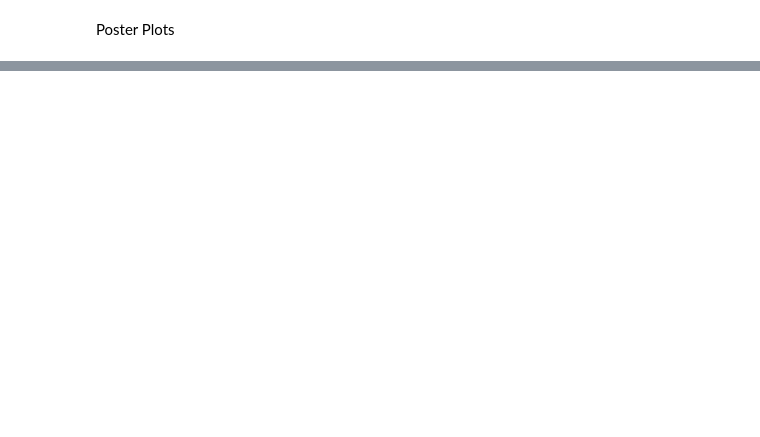
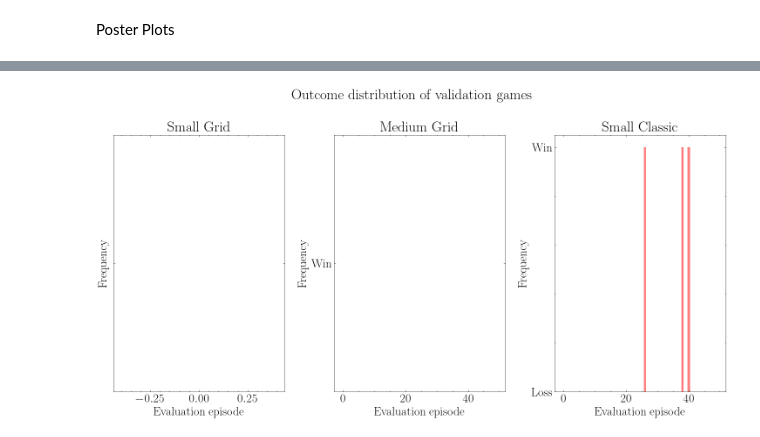
Before and after one commit to LinusKullmyr/Pacman, a Jupyter notebook: Visualize_Logging.ipynb, the cells around one changed output, grey strips where cells are left out. Drawn from its saved outputs; the diff is of its cells as text; code cells hidden in the pictures; blank space fills up the shorter version.

```diff
--- a/Visualize_Logging.ipynb
+++ b/Visualize_Logging.ipynb
@@ -134,0 +177,34 @@ plt.show()
+# %%
+plt.figure(figsize=(15, 8))
+labels = ['Win', 'Loss']
+
+# smallGrid
+plt.subplot(131)
+
+win_count = smallGridEvaluationWins.count("Win")
+loss_count = smallGridEvaluationWins.count("Loss")
+values = [win_count, loss_count]
+plt.bar(labels, values, color=['green', 'red'])plt.title('Small Grid')
+plt.xlabel('Evaluation episode')
+plt.ylabel('Frequency')
+
+# mediumGrid
+plt.subplot(132)
+plt.bar(range(len(mediumGridEvaluationWins)), mediumGridEvaluationWins, color=['red' if win == 'Win' else 'blue' for win in mediumGridEvaluationWins], alpha=0.5)
+plt.title('Medium Grid')
+plt.xlabel('Evaluation episode')
+plt.ylabel('Frequency')
+
+# smallClassic
+plt.subplot(133)
+plt.bar(range(len(smallClassicEvaluationWins)), smallClassicEvaluationWins, color=['red' if win == 'Win' else 'blue' for win in smallClassicEvaluationWins], alpha=0.5)
+plt.title('Small Classic')
+plt.xlabel('Evaluation episode')
+plt.ylabel('Frequency')
+
+plt.suptitle('Outcome distribution of validation games')
+
+plt.tight_layout()
+plt.show()
+# %% [output]
+[figure, added]
```
Also changed, not shown: parts of 7 cells of this notebook.
